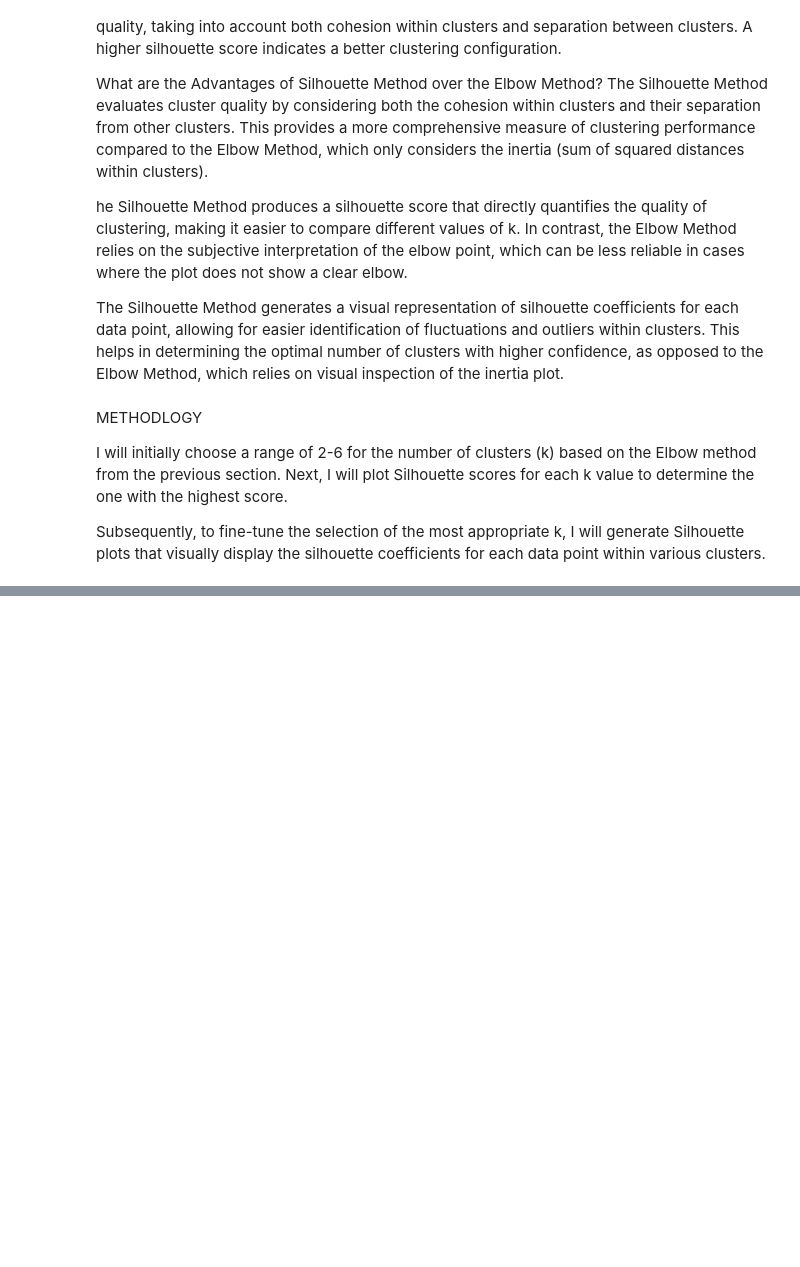
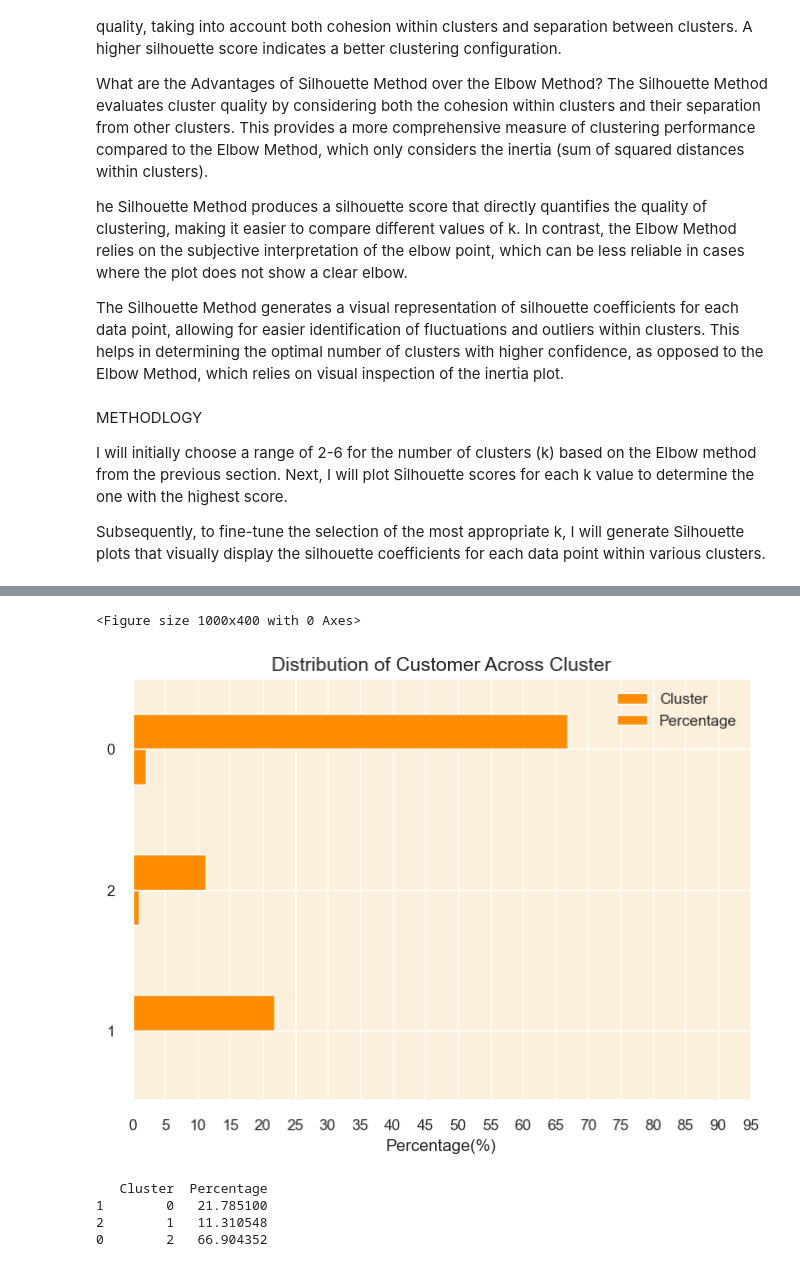
Before and after one commit to vishwan454/Customer_Segmentation_and_Recomendation-_System, a Jupyter notebook: customer_Segmentation_and_Recommendation_System.ipynb, the cells around one changed output, grey strips where cells are left out. Drawn from its saved outputs; the diff is of its cells as text; code cells hidden in the pictures; blank space fills up the shorter version.

```diff
--- a/customer_Segmentation_and_Recommendation_System.ipynb
+++ b/customer_Segmentation_and_Recommendation_System.ipynb
@@ -1446,0 +1523,5 @@ Subsequently, to fine-tune the selection of the most appropriate k, I will gener
+# %%
+kmeans = KMeans(n_clusters=3, init="k-means++", n_init=10, max_iter=100, random_state=0)
+kmeans.fit(customer_data_pca)
+
+cluster_frequencies = Counter(kmeans.labels_)
@@ -1446,0 +1532,10 @@ Subsequently, to fine-tune the selection of the most appropriate k, I will gener
+# %%
+label_mapping = {label: new_label for new_label, (label,_) in enumerate(cluster_frequencies.most_common())}
+
+label_mapping = {v : k for k, v in {2:1, 1:0, 0:2}.items()}
+
+new_labels = np.array([label_mapping[label] for label in kmeans.labels_])
+
+customer_data_cleaned["cluster"] = new_labels
+
+customer_data_pca["cluster"] = new_labels
@@ -1446,0 +1597,22 @@ Subsequently, to fine-tune the selection of the most appropriate k, I will gener
+# %%
+cluster_percentage = (customer_data_pca["cluster"].value_counts(normalize=True)*100).reset_index()
+
+cluster_percentage.columns = ["Cluster", "Percentage"]
+cluster_percentage.sort_values(by="Cluster", inplace= True)
+
+plt.figure(figsize=(10,4))
+cluster_percentage.plot(kind="barh")
+
+plt.title("Distribution of Customer Across Cluster", fontsize=14)
+plt.xticks(ticks=np.arange(0,100,5))
+plt.xlabel("Percentage(%)")
+
+plt.show()
+print(cluster_percentage)
+# %% [output]
+<Figure size 1000x400 with 0 Axes>
+[figure, added]
+   Cluster  Percentage
+1        0   21.785100
+2        1   11.310548
+0        2   66.904352
```
Also changed, not shown: parts of 13 cells of this notebook.
